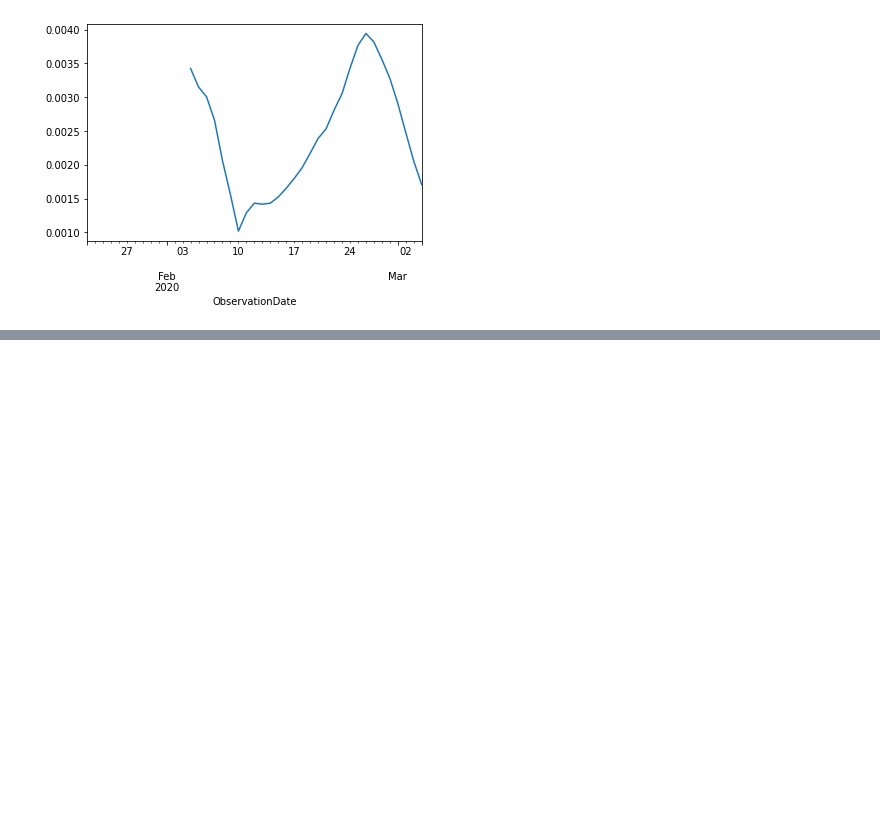
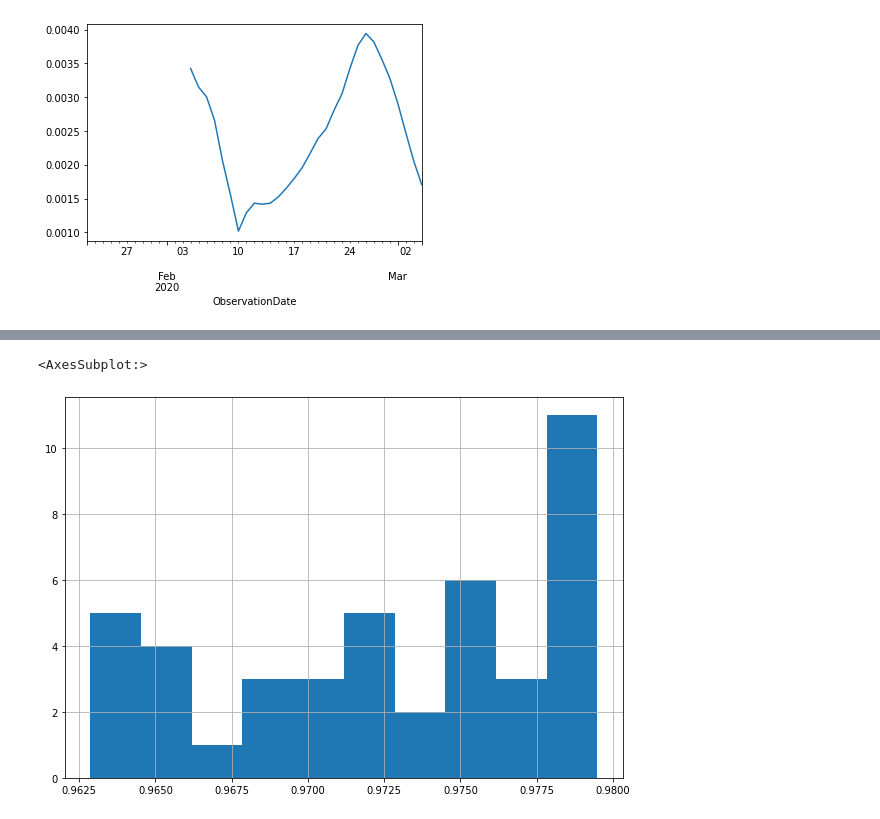
Before and after one commit to OscarABazanez/Manipulacion-y-Analisis-de-Datos-con-Pandas, a Jupyter notebook: [19] serie-de-tiempo.ipynb, the cells around one changed output, grey strips where cells are left out. Cells and saved outputs as stored; diff of their text form; code cells hidden in the pictures; blank space fills up the shorter version.

```diff
--- a/[19] serie-de-tiempo.ipynb
+++ b/[19] serie-de-tiempo.ipynb
@@ -299,0 +406,6 @@ sr.rolling(window=14).std().plot()
+# %%
+df_china['rate'] = 1- df_china['Deaths']/df_china['Confirmed']
+df_china['rate'].hist(figsize = (10,7), bins = 10)
+# %% [output]
+<AxesSubplot:>
+[figure, added]
```
Also changed, not shown: parts of 15 cells of this notebook.
